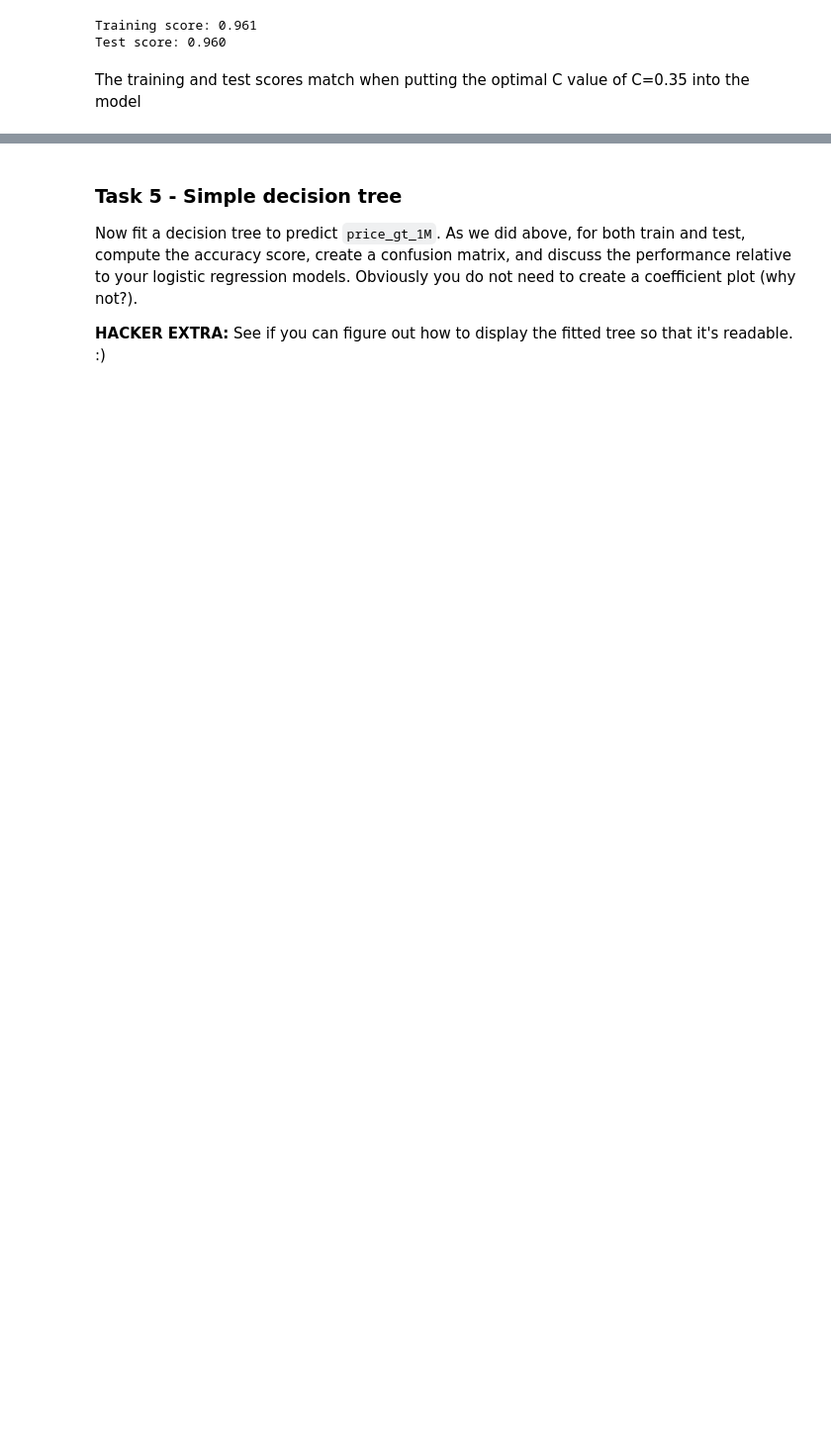
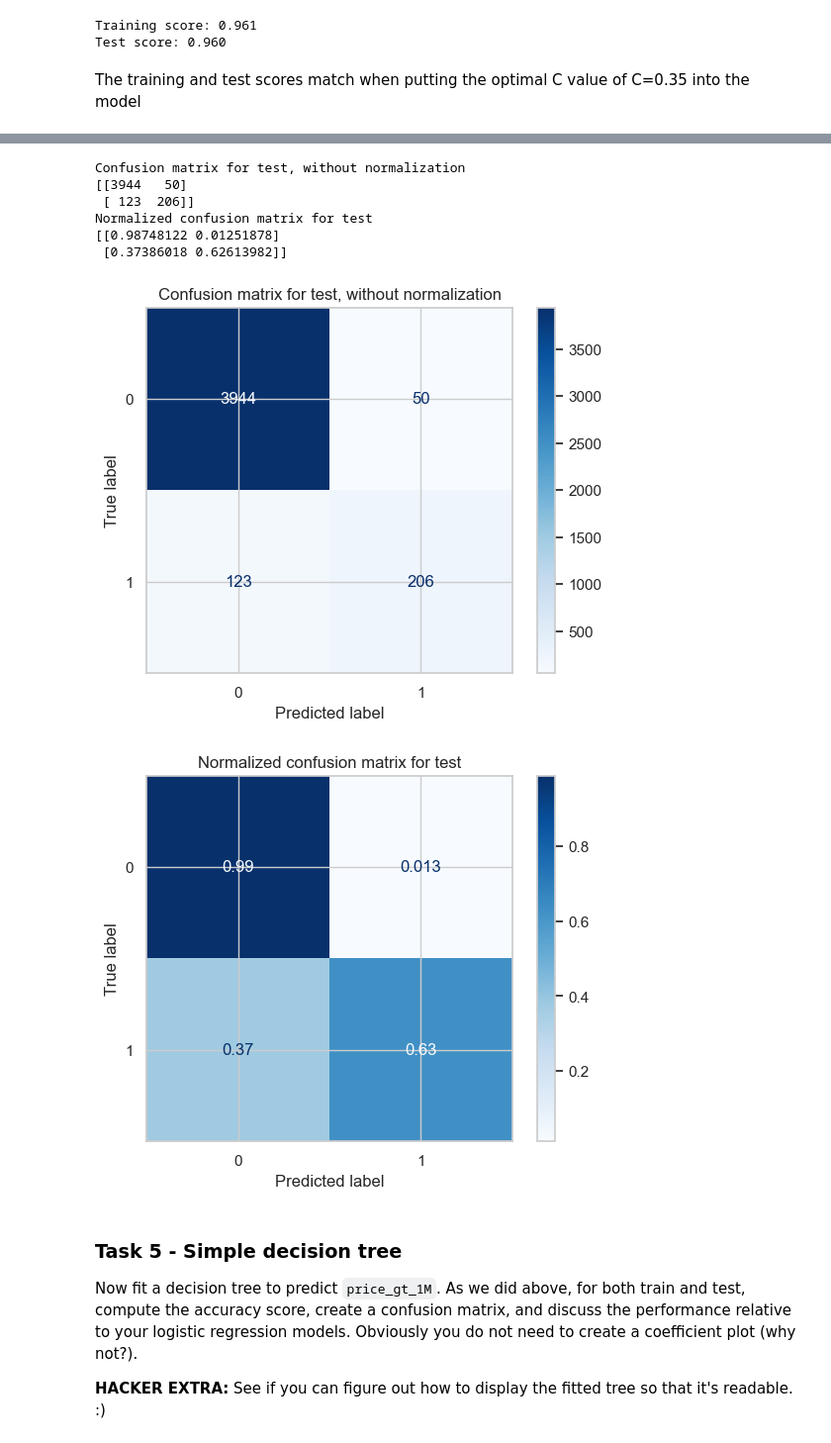
Before and after one commit to Rhedhead0621/hw1_hojdila, a Jupyter notebook: hw1_hojdila.ipynb, the cells around one changed output, grey strips where cells are left out. Shown at 99% size. Drawn from its saved outputs; the diff is of its cells as text; code cells hidden in the pictures; blank space fills up the shorter version.

```diff
--- a/hw1_hojdila.ipynb
+++ b/hw1_hojdila.ipynb
@@ -791,3 +826,30 @@ The training and test scores match when putting the optimal C value of C=0.35 in
+# %%
+# Confusion matrix for Test
+titles_options = [("Confusion matrix for test, without normalization", None),
+                  ("Normalized confusion matrix for test", 'true')]
+
+class_names = clf_CV['classifier'].classes_
+
+for title, normalize in titles_options:
+    disp = ConfusionMatrixDisplay.from_estimator(clf_CV, X_test, y_test,
+                                 display_labels=class_names,
+                                 cmap=plt.cm.Blues,
+                                 normalize=normalize)
+    disp.ax_.set_title(title)
+
+    print(title)
+    print(disp.confusion_matrix)
+
+plt.show()
+# %% [output]
+Confusion matrix for test, without normalization
+[[3944   50]
+ [ 123  206]]
+Normalized confusion matrix for test
+[[0.98748122 0.01251878]
+ [0.37386018 0.62613982]]
+[figure, added]
+[figure, added]
 # %% [markdown]
 ### Task 5 - Simple decision tree
 Now fit a decision tree to predict `price_gt_1M`. As we did above, for both train and test, compute the accuracy score, create a confusion matrix, and discuss the performance relative to your logistic regression models. Obviously you do not need to create a coefficient plot (why not?).
```
Also changed, not shown: parts of 27 cells of this notebook, 2 other files.
